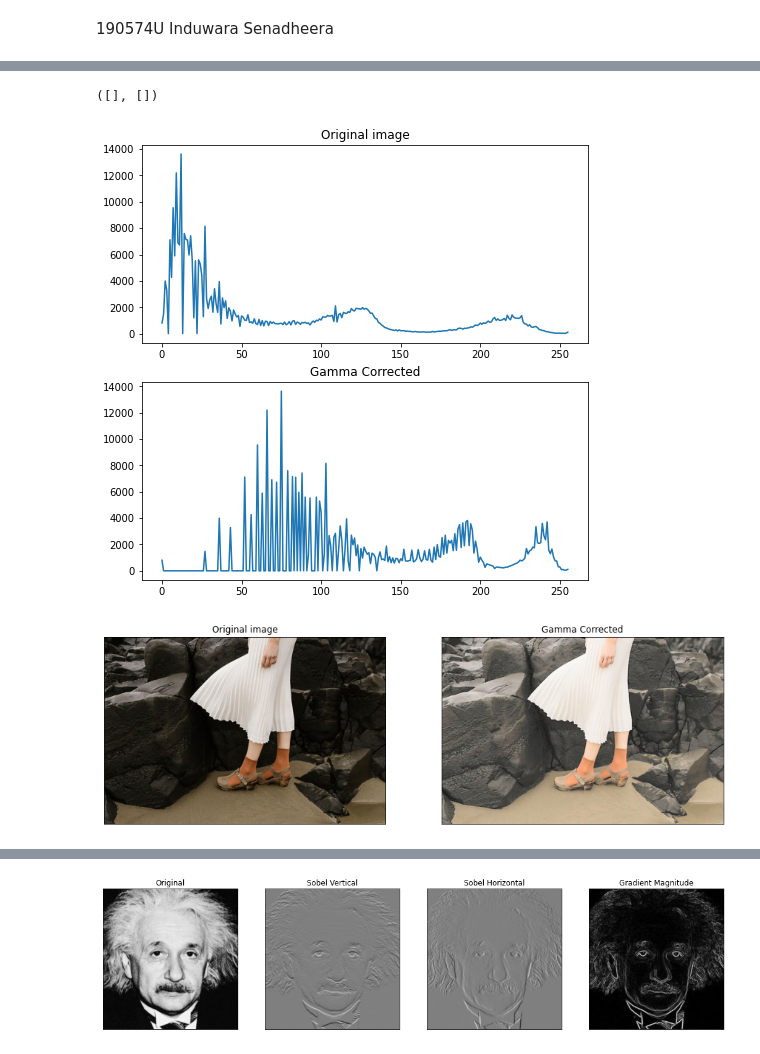
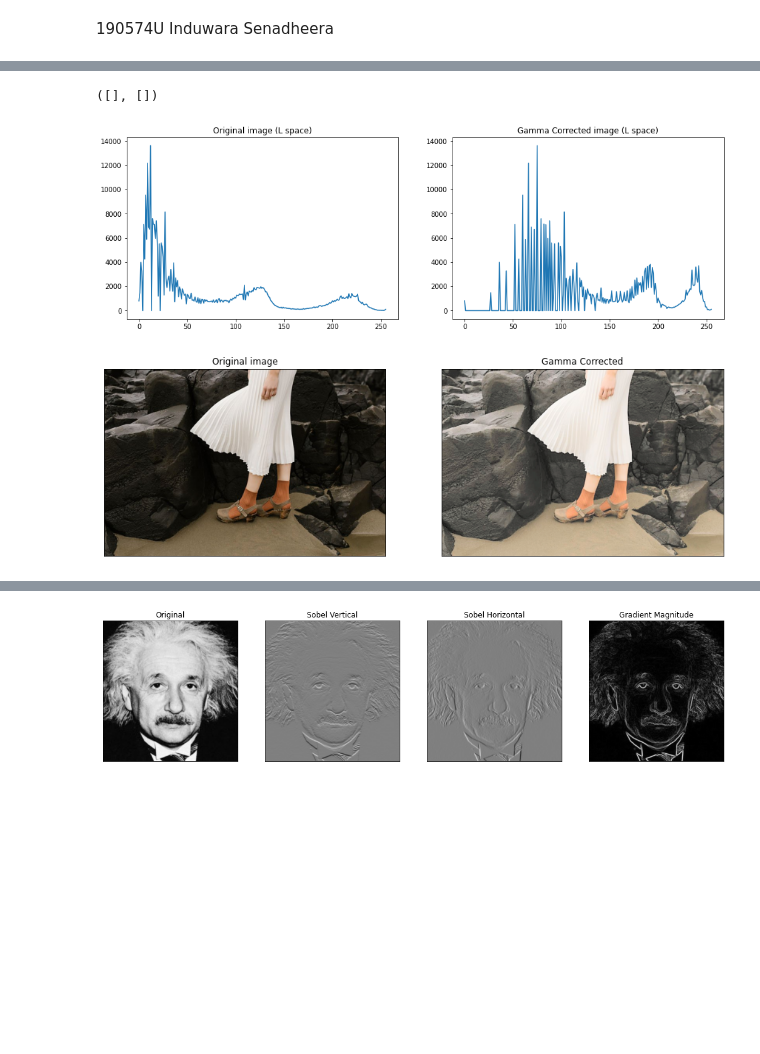
Before and after one commit to induwarasenadheera/EN2550---Fundamental-of-Image-Processing, a Jupyter notebook: assignment 1.ipynb, the cells around one changed output, grey strips where cells are left out. Cells and saved outputs as stored; diff of their text form; code cells hidden in the pictures; blank space fills up the shorter version.

```diff
--- a/assignment 1.ipynb
+++ b/assignment 1.ipynb
@@ -94,37 +97,37 @@ import numpy as np
 import cv2 as cv
 import matplotlib.pyplot as plt
 
 im=cv.imread(r'./Images/highlights_and_shadows.jpg')
 assert im is not None
 im_=cv.cvtColor(im,cv.COLOR_BGR2Lab)
 L, a, b = cv.split(im_)
 
 gamma=0.4
 t=np.array([(p/255)**gamma*255 for p in range(0,256)]).astype(np.uint8)
 Ll=cv.LUT(L,t)
 
 hist_im=cv.calcHist([L],[0],None,[256],[0,256])
 hist_img2=cv.calcHist([Ll],[0],None,[256],[0,256])
 
-fig,ax=plt.subplots(2,1,figsize=(8,8))
+fig,ax=plt.subplots(1,2,figsize=(16,5))
 ax[0].plot(hist_im)
-ax[0].set_title('Original image')
+ax[0].set_title('Original image (L space)')
 ax[1].plot(hist_img2)
-ax[1].set_title('Gamma Corrected')
+ax[1].set_title('Gamma Corrected image (L space)')
 
 final_Lab = cv.merge((Ll, a, b))
 img2 = cv.cvtColor(final_Lab, cv.COLOR_Lab2BGR)
 
 fig,ax=plt.subplots(1,2,figsize=(15,11))
 ax[0].imshow(cv.cvtColor(im, cv.COLOR_BGR2RGB))
 ax[0].set_title('Original image')
 ax[0].set_xticks([]), ax[0].set_yticks([])
 ax[1].set_title('Gamma Corrected')
 ax[1].imshow(cv.cvtColor(img2, cv.COLOR_BGR2RGB))
 ax[1].set_xticks([]), ax[1].set_yticks([])
 # %% [output]
 ([], [])
-[figure, old version]
+[figure, new version]
 [figure]
 # %%
 # Question 4
```
Also changed, not shown: parts of 7 cells of this notebook, 24 other files.
